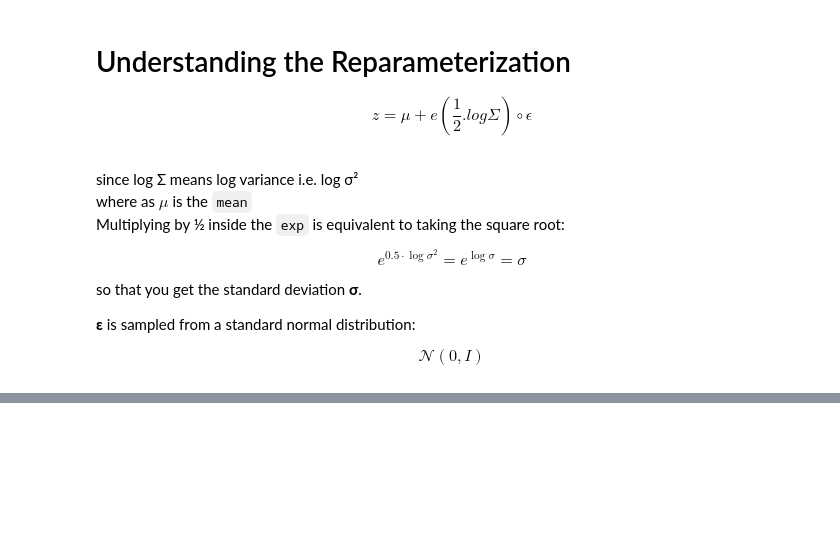
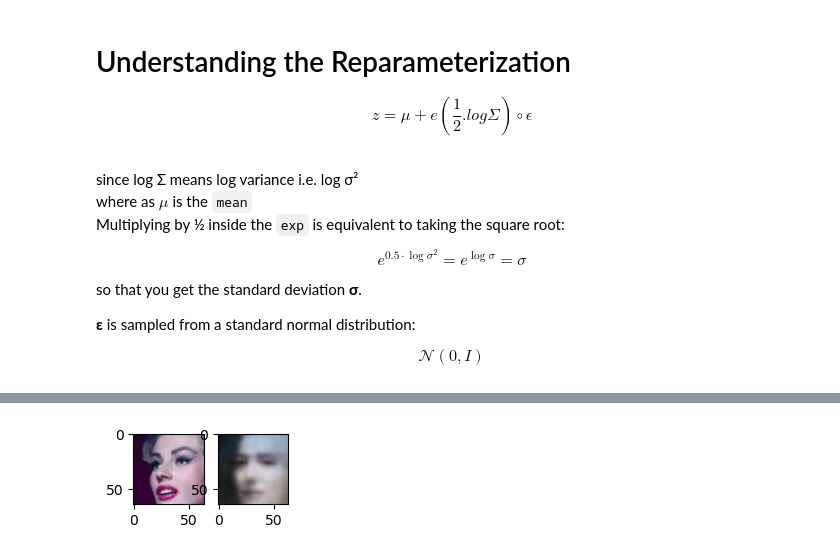
Before and after one commit to code4geoai/deeplearning, a Jupyter notebook: HayatLabs/HLab4_Practice1.ipynb, the cells around one changed output, grey strips where cells are left out. Cells and saved outputs as stored; diff of their text form; code cells hidden in the pictures; blank space fills up the shorter version.

```diff
--- a/HayatLabs/HLab4_Practice1.ipynb
+++ b/HayatLabs/HLab4_Practice1.ipynb
@@ -504,7 +513,7 @@ $$
 # %%
 # Lets Define the Loss Function>
 
-def vae_loss_fuction(x,x_recon,mu, logsigma,kl_weight=0.0005):
+def vae_loss_function(x,x_recon,mu, logsigma,kl_weight=0.0005):
     #Lets calculate the latent loss
     # logsigma is the varience in logspace so we need to exponentiate it to get the actual variance
     sigma = torch.exp(logsigma) # this will give us the sigma from logsigma ,actual variance
@@ -548,0 +573,14 @@ def sampling (z_mean,z_logsigma):
+# %%
+## Loss Function for DB-VAE
+
+def debiasing_loss_function (x,x_pred,y, y_logit, mu, logsigma):
+    vae_loss = vae_loss_function(x,x_pred, mu, logsigma)
+
+    classification_loss = F.binary_cross_entropy_with_logits(y_logit, y)
+
+    y = y.float()
+    face_indicator = (y == 1.0).float()
+
+    total_loss = torch.mean(classification_loss + face_indicator * vae_loss)
+
+    return total_loss, classification_loss
@@ -548,0 +804,65 @@ def sampling (z_mean,z_logsigma):
+# %%
+### Training the DB-VAE ###
+
+# Hyperparameters
+params = dict(
+    batch_size=32,
+    learning_rate=5e-4,
+    latent_dim=100,
+    num_epochs=10,  # DB-VAE needs slightly more epochs to train
+)
+
+#experiment = create_experiment("6S191_Lab2_Part2_DBVAE", params)
+
+# instantiate a new DB-VAE model and optimizer
+dbvae = DB_VAE(params["latent_dim"]).to('cuda')
+optimizer = optim.Adam(dbvae.parameters(), lr=params["learning_rate"])
+
+
+def debiasing_train_step(x, y):
+    optimizer.zero_grad()
+
+    y_logit, z_mean, z_logsigma, x_recon = dbvae(x)
+
+    # call the DB_VAE loss function to compute the loss
+    loss, class_loss = debiasing_loss_function(x, x_recon, y, y_logit, z_mean, z_logsigma)
+
+    loss.backward()
+    optimizer.step()
+
+    return loss
+
+
+# get training faces from data loader
+all_faces = loader.get_all_train_faces()
+
+# The training loop -- outer loop iterates over the number of epochs
+step = 0
+for i in range(params["num_epochs"]):
+    IPython.display.clear_output(wait=True)
+    print("Starting epoch {}/{}".format(i + 1, params["num_epochs"]))
+
+    # Recompute data sampling proabilities
+    """Recompute the sampling probabilities for debiasing"""
+    p_faces = get_training_sample_probabilities(all_faces, dbvae)
+
+    # get a batch of training data and compute the training step
+    for j in tqdm.tqdm(range(loader.get_train_size() // params["batch_size"])):
+        # load a batch of data
+        (x, y) = loader.get_batch(params["batch_size"], p_pos=p_faces)
+        x = torch.from_numpy(x).float().to('cuda')
+        y = torch.from_numpy(y).float().to('cuda')
+
+        # loss optimization
+        loss = debiasing_train_step(x, y)
+        loss_value = loss.detach().cpu().numpy()
+       # experiment.log_metric("loss", loss_value, step=step)
+
+        # plot the progress every 200 steps
+        if j % 500 == 0:
+            mdl.util.plot_sample(x, y, dbvae, backend="pt")
+
+        step += 1
+
+#experiment.end()
+# %% [output]
@@ -548,0 +871 @@ def sampling (z_mean,z_logsigma):
+[figure, added]
```
Also changed, not shown: parts of 16 cells of this notebook, 3 other files.
